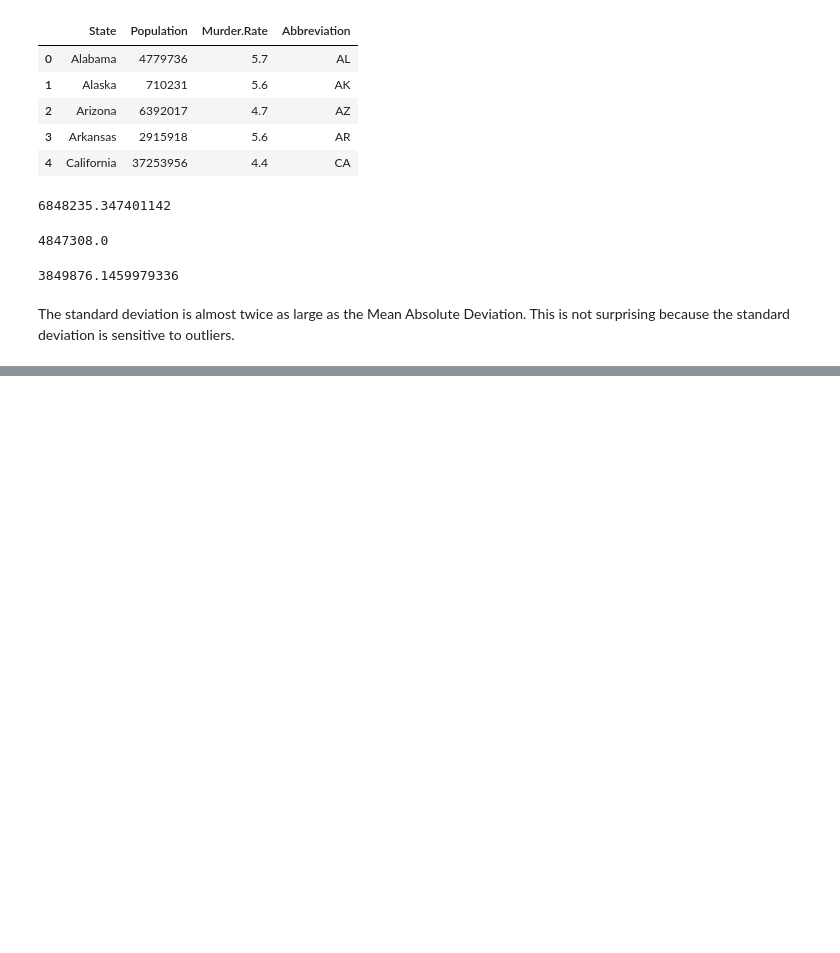
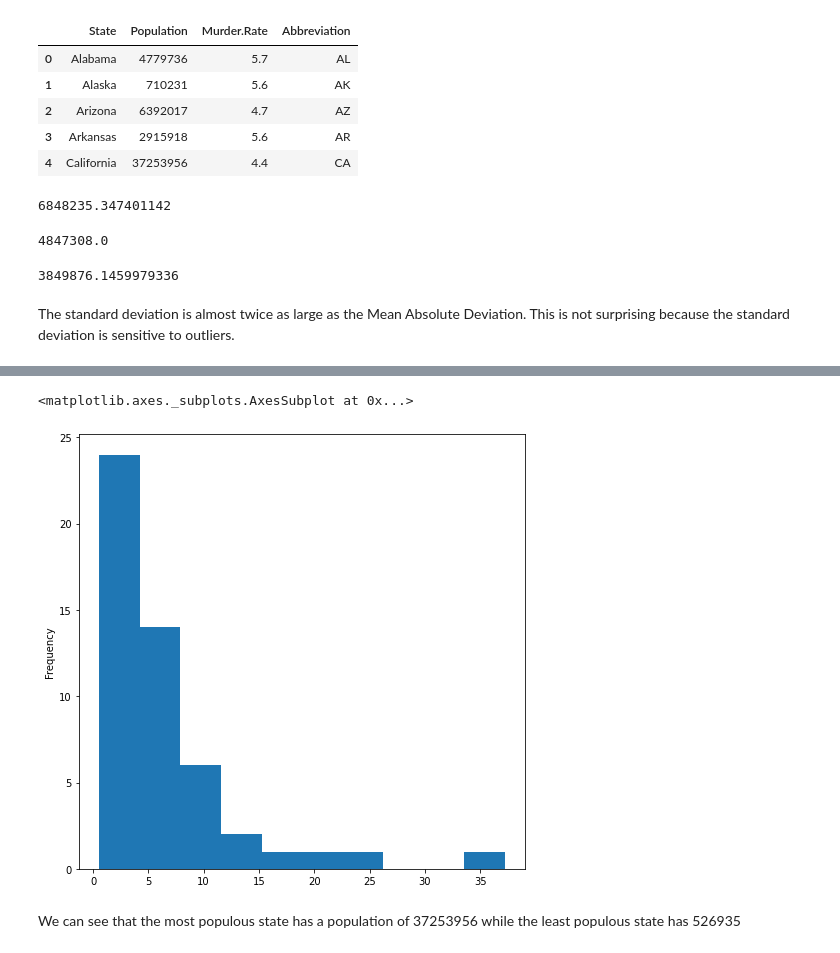
Before and after one commit to love-bees/my-notebooks, a Jupyter notebook: Stats.ipynb, the cells around one changed output, grey strips where cells are left out. Saved outputs shown, nothing was run; the diff lists cells and outputs as text; code cells hidden in the pictures; blank space fills up the shorter version.

```diff
--- a/Stats.ipynb
+++ b/Stats.ipynb
@@ -237,0 +303,7 @@ The standard deviation is almost twice as large as the Mean Absolute Deviation.
+# %%
+|(data['Population']/1000000).plot.hist(figsize=(8,8))
+# %% [output]
+<matplotlib.axes._subplots.AxesSubplot at 0x...>
+[figure, added]
+# %% [markdown]
+We can see that the most populous state has a population of 37253956 while the least populous state has 526935
```
Also changed, not shown: parts of 14 cells of this notebook.
